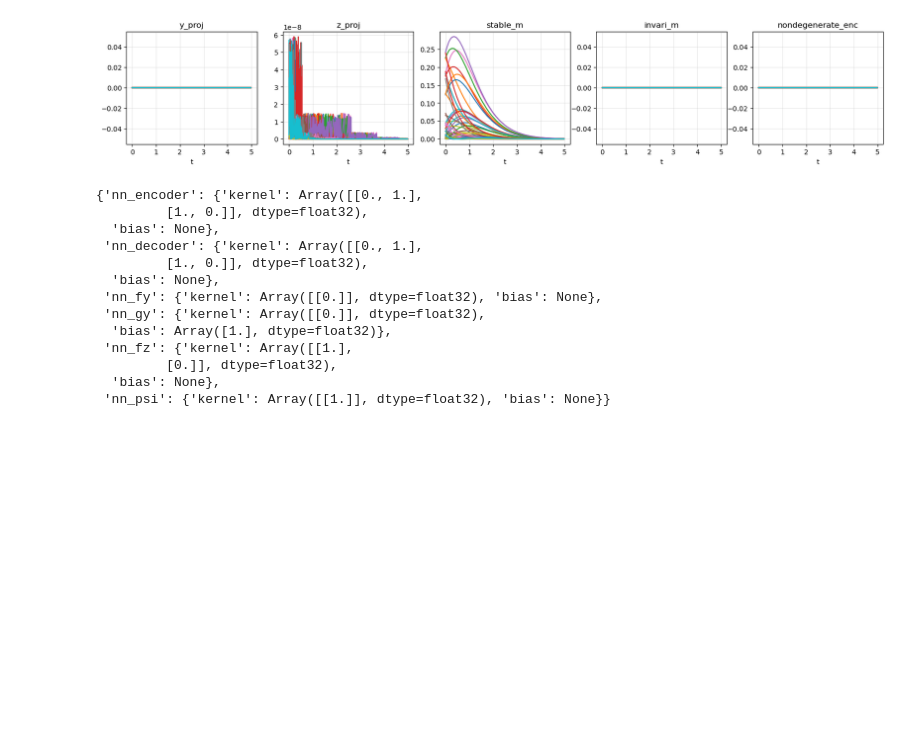
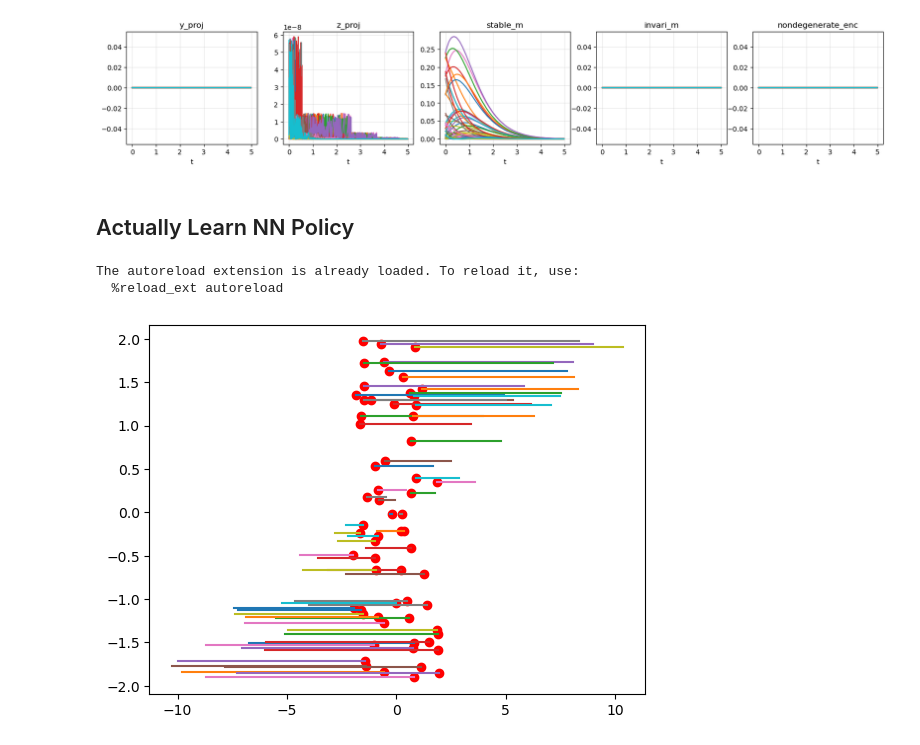
Before and after one commit to kylewang1999/zd_policy, a Jupyter notebook: scripts/main.ipynb, the cells around one changed output. Saved outputs shown, nothing was run; the diff lists cells and outputs as text; code cells hidden in the pictures; blank space fills up the shorter version.

Commit message:
wip: training loop

```diff
--- a/scripts/main.ipynb
+++ b/scripts/main.ipynb
@@ -157,19 +164,40 @@ The autoreload extension is already loaded. To reload it, use:
 [figure]
 [figure]
 [figure]
+# %% [markdown]
+## Actually Learn NN Policy
 # %%
-rom.get_nn_params()
+%load_ext autoreload
+%autoreload 2
+
+import os, sys
+from matplotlib import pyplot as plt
+from tqdm import tqdm
+import jax, flax
+from einops import rearrange
+from train import *
+
+
+cfg_rollout = CfgRollout()
+ts = jnp.arange(cfg_rollout.t0, cfg_rollout.t1 + cfg_rollout.dt, cfg_rollout.dt)
+
+rom = DoubleIntegratorROM()
+integrator = Integrator(
+    solver=partial(dfx.diffeqsolve, solver=dfx.Tsit5()),
+    ts=ts,
+    rom=rom
+)
+
+ret_policy_v, ret_policy_noop = get_expert_batch(rom, integrator)
 # %% [output]
-{'nn_encoder': {'kernel': Array([[0., 1.],
-         [1., 0.]], dtype=float32),
-  'bias': None},
- 'nn_decoder': {'kernel': Array([[0., 1.],
-         [1., 0.]], dtype=float32),
-  'bias': None},
- 'nn_fy': {'kernel': Array([[0.]], dtype=float32), 'bias': None},
- 'nn_gy': {'kernel': Array([[0.]], dtype=float32),
-  'bias': Array([1.], dtype=float32)},
- 'nn_fz': {'kernel': Array([[1.],
-         [0.]], dtype=float32),
-  'bias': None},
- 'nn_psi': {'kernel': Array([[1.]], dtype=float32), 'bias': None}}
+The autoreload extension is already loaded. To reload it, use:
+  %reload_ext autoreload
+# %%
+xs = ret_policy_noop.xs
+
+for i in range(xs.shape[0]):
+    plt.plot(xs[i, :, 0], xs[i, :, 1])
+plt.scatter(xs[:, 0, 0], xs[:, 0, 1], color='red')
+plt.show()
+# %% [output]
+[figure, added]
```
Also changed, not shown: parts of 3 cells of this notebook, 2 other files.
